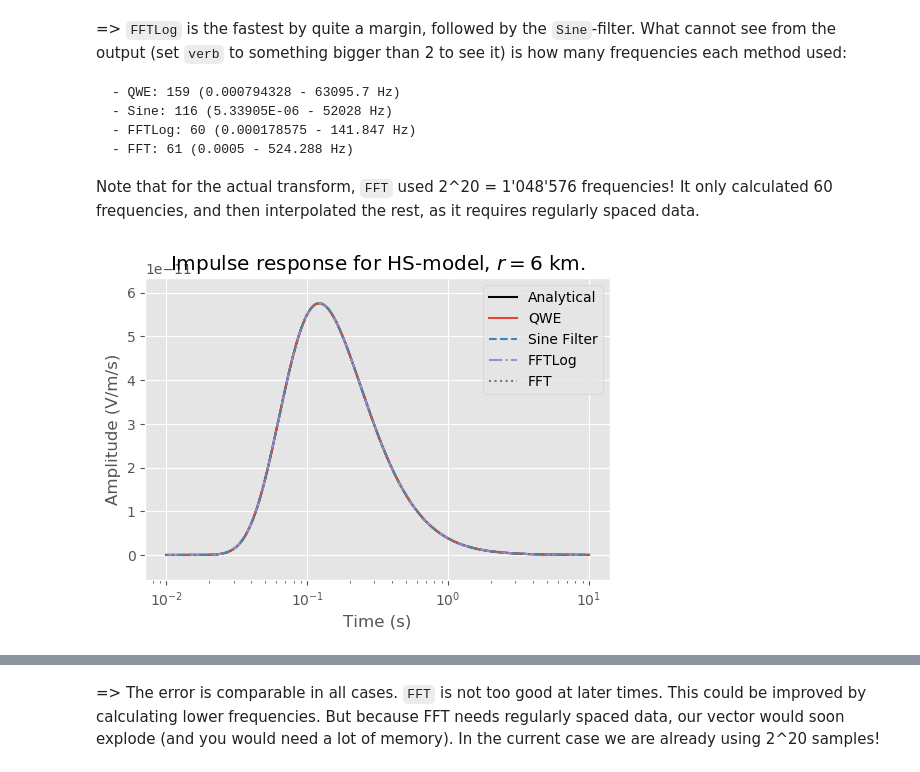
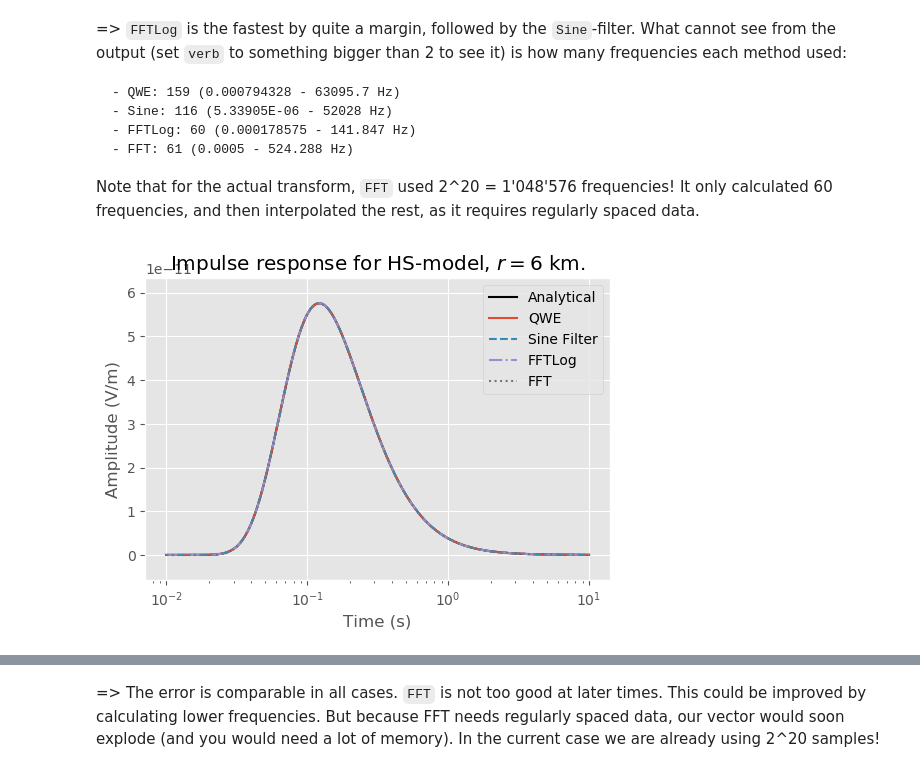
Before and after one commit to emsig/empymod-examples, a Jupyter notebook: 2a_Time_Step-and-Impulse.ipynb, the cells around one changed output, grey strips where cells are left out. Drawn from its saved outputs; the diff is of its cells as text; code cells hidden in the pictures.

```diff
--- a/2a_Time_Step-and-Impulse.ipynb
+++ b/2a_Time_Step-and-Impulse.ipynb
@@ -137,18 +137,18 @@ Note that for the actual transform, `FFT` used 2^20 = 1'048'576 frequencies! It
 # %%
 plt.figure()
 plt.title(r'Impulse response for HS-model, $r=$' + str(int(rec[0]/1000)) + ' km.')
 plt.xlabel('Time (s)')
-plt.ylabel(r'Amplitude (V/m/s)')
+plt.ylabel(r'Amplitude (V/m)')
 plt.semilogx(t, ex, 'k-', label='Analytical')
 plt.semilogx(t, qwe, 'C0-', label='QWE')
 plt.semilogx(t, sin, 'C1--', label='Sine Filter')
 plt.semilogx(t, ftl, 'C2-.', label='FFTLog')
 plt.semilogx(t, fft, 'C3:', label='FFT')
 plt.legend(loc='best')
 plt.ylim([-.1*np.max(ex), 1.1*np.max(ex)])
 plt.show()
 # %% [output]
-[figure, old version]
+[figure, new version]
 # %%
 plt.figure()
 plt.title('Error')
```
Also changed, not shown: parts of 9 cells of this notebook.
